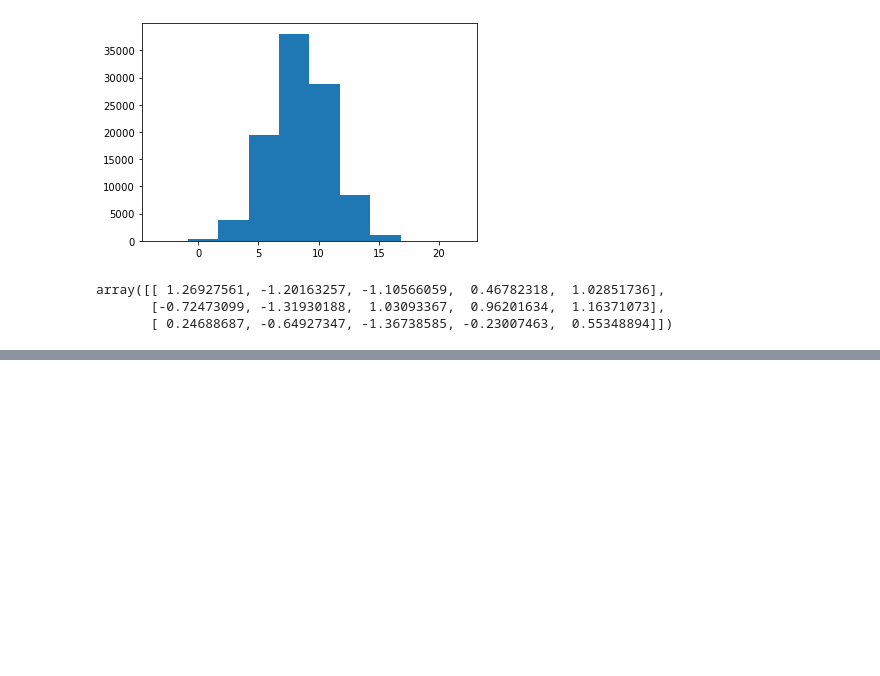
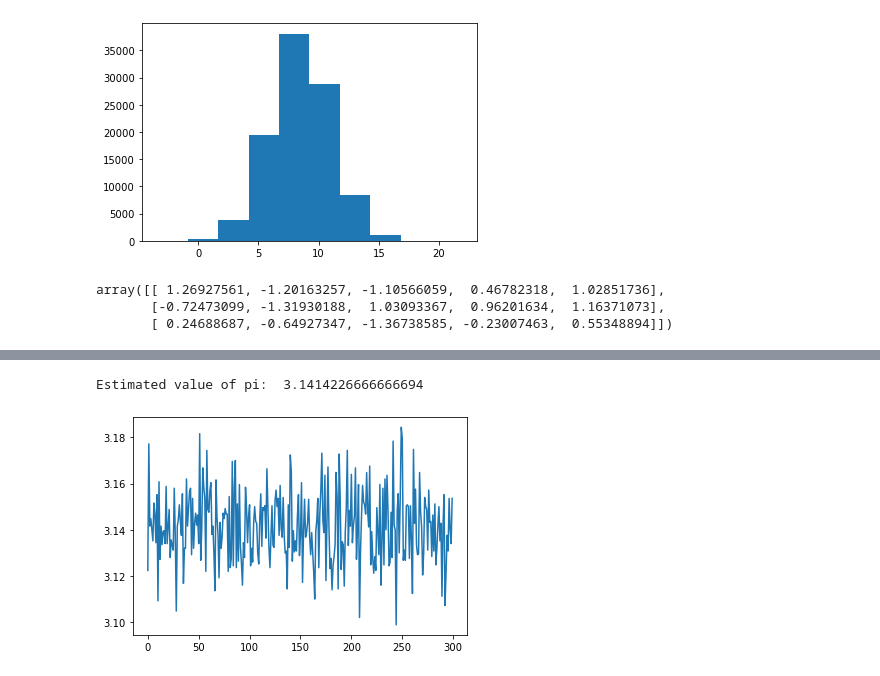
Before and after one commit to Diegobr21/DS_exercises, a Jupyter notebook: 6_Distribuciones de probabilidad.ipynb, the cells around one changed output, grey strips where cells are left out. Saved outputs shown, nothing was run; the diff lists cells and outputs as text; code cells hidden in the pictures; blank space fills up the shorter version.

```diff
--- a/6_Distribuciones de probabilidad.ipynb
+++ b/6_Distribuciones de probabilidad.ipynb
@@ -84,0 +108,27 @@ array([[ 1.26927561, -1.20163257, -1.10566059,  0.46782318,  1.02851736],
+# %%
+def Monte_Carlo(s,n):
+    pi_avg=0
+    pi_values=[]
+    # s = number of experiments
+    # n = number of throws
+    for i in range(s):
+        inside = 0
+        x = np.random.uniform(0,1,n).tolist()
+        y = np.random.uniform(0,1,n).tolist()
+        for j in range(n):
+            z = x[j]**2 + y[j]**2
+            if z <=1:
+                inside+=1
+        float_inside = float(inside)
+        pi_value = (float_inside * 4) / n
+        pi_values.append(pi_value)
+        pi_avg += pi_value
+
+    pi = pi_avg/s
+    print('Estimated value of pi: ',pi)
+    plt.plot(pi_values)
+
+Monte_Carlo(300, 10000)
+# %% [output]
+Estimated value of pi:  3.1414226666666694
+[figure, added]
```
Also changed, not shown: parts of 11 cells of this notebook.
